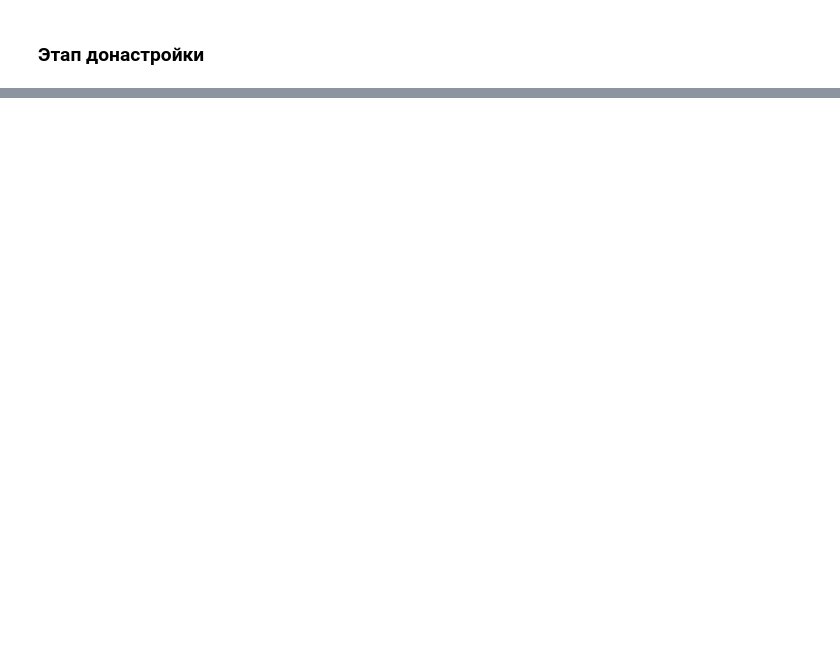
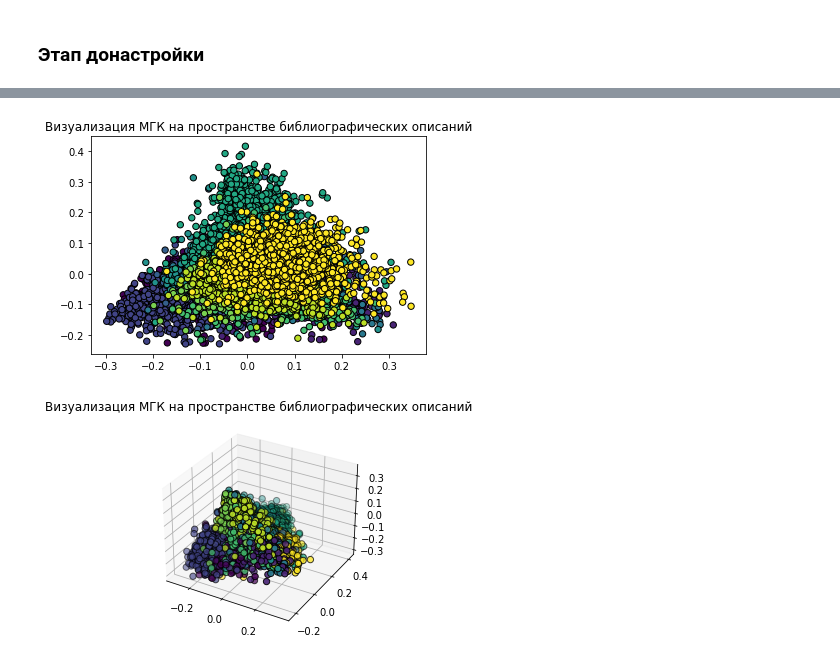
Before and after one commit to KozlovIA/Comparison-of-classification-quality-from-NLP-space, a Jupyter notebook: main.ipynb, the cells around one changed output, grey strips where cells are left out. Saved outputs shown, nothing was run; the diff lists cells and outputs as text; code cells hidden in the pictures; blank space fills up the shorter version.

```diff
--- a/main.ipynb
+++ b/main.ipynb
@@ -185,0 +249,16 @@ autoTable(classificationReport, path='output/clsRep logreg annotation.docx')
+# %%
+num_labels10 = [0]
+i = 0
+for j in range(1, len(labels10)):
+    if labels10[j] == labels10[j-1]:
+        num_labels10.append(i)
+    else:
+        i+=1
+        num_labels10.append(i)
+# %%
+tf_idf10 = TfidfVectorizer(max_features=None, stop_words='english').fit_transform(united_signs10).toarray()
+# %%
+_pcaRes = cls.pca(tf_idf10, num_labels10, title='Визуализация МГК на пространстве библиографических описаний')
+# %% [output]
+[figure, added]
+[figure, added]
```
Also changed, not shown: parts of 65 cells of this notebook, 11 other files.
